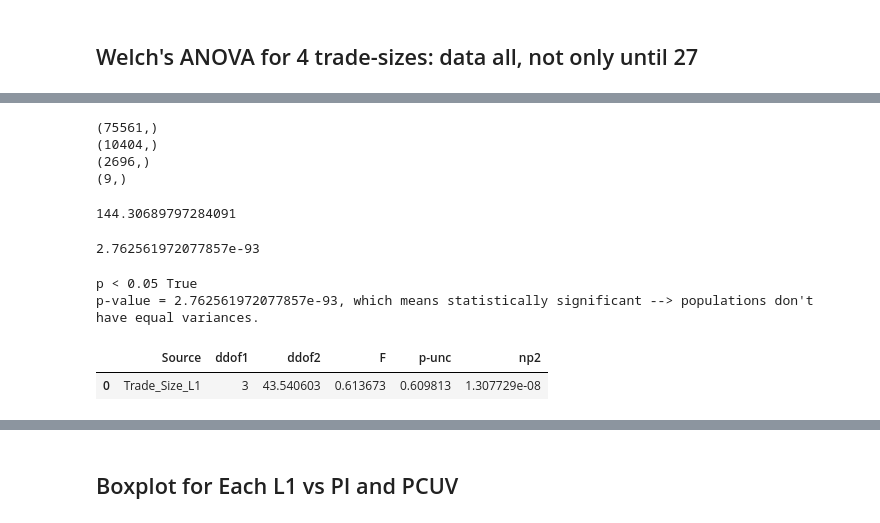
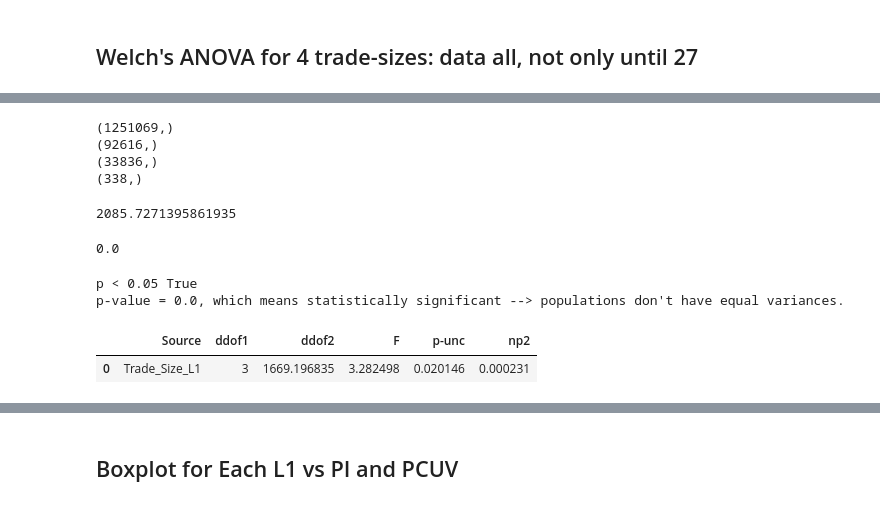
Before and after one commit to dslangit/mfmm, a Jupyter notebook: mfmm_sekar_analysis_proper_1st_row.ipynb, the cells around one changed output, grey strips where cells are left out. Saved outputs shown, nothing was run; the diff lists cells and outputs as text; code cells hidden in the pictures.

Commit message:
now with proper anova/welch

```diff
--- a/mfmm_sekar_analysis_proper_1st_row.ipynb
+++ b/mfmm_sekar_analysis_proper_1st_row.ipynb
@@ -1208,9 +1229,9 @@ strong multicollinearity problems or that the design matrix is singular.
 # %%
 # Test Variances between Samples using Levene
-micro_dependent = trade_5_s[trade_5_s['Trade_Size_L1'] == 'Micro']['Price_Change/Unit_Vol']
-small_dependent = trade_5_s[trade_5_s['Trade_Size_L1'] == 'Small']['Price_Change/Unit_Vol']
-med_dependent = trade_5_s[trade_5_s['Trade_Size_L1'] == 'Medium']['Price_Change/Unit_Vol']
-large_dependent = trade_5_s[trade_5_s['Trade_Size_L1'] == 'Large']['Price_Change/Unit_Vol']
+micro_dependent = trade[trade['Trade_Size_L1'] == 'Micro']['Price_Change']
+small_dependent = trade[trade['Trade_Size_L1'] == 'Small']['Price_Change']
+med_dependent = trade[trade['Trade_Size_L1'] == 'Medium']['Price_Change']
+large_dependent = trade[trade['Trade_Size_L1'] == 'Large']['Price_Change']
 print(micro_dependent.shape)
 print(small_dependent.shape)
 print(med_dependent.shape)
@@ -1221,20 +1242,20 @@ display(stat, p)
 print(f'p < 0.05', p < 0.05)
 print(f'p-value = {p}, which means statistically significant --> populations don\'t have equal variances.')
 # %% [output]
-(75561,)
-(10404,)
-(2696,)
-(9,)
+(1251069,)
+(92616,)
+(33836,)
+(338,)
-144.30689797284091
+2085.7271395861935
-2.762561972077857e-93
+0.0
 p < 0.05 True
-p-value = 2.762561972077857e-93, which means statistically significant --> populations don't have equal variances.
+p-value = 0.0, which means statistically significant --> populations don't have equal variances.
 # %%
 # Perform Welch's ANOVA to compare the means of the 4 trade groups
-aov = pg.welch_anova(dv = 'Price_Change/Unit_Vol', between = 'Trade_Size_L1', data = trade_5_s)
+aov = pg.welch_anova(dv = 'Price_Change', between = 'Trade_Size_L1', data = trade)
 
 # p-val is not statistically significant --> deliberation
 display(aov)
 # %% [output]
 |  | Source | ddof1 | ddof2 | F | p-unc | np2 |
-| 0 | Trade_Size_L1 | 3 | 43.540603 | 0.613673 | 0.609813 | 1.307729e-08 |
+| 0 | Trade_Size_L1 | 3 | 1669.196835 | 3.282498 | 0.020146 | 0.000231 |
```
Also changed, not shown: parts of 10 cells of this notebook.
